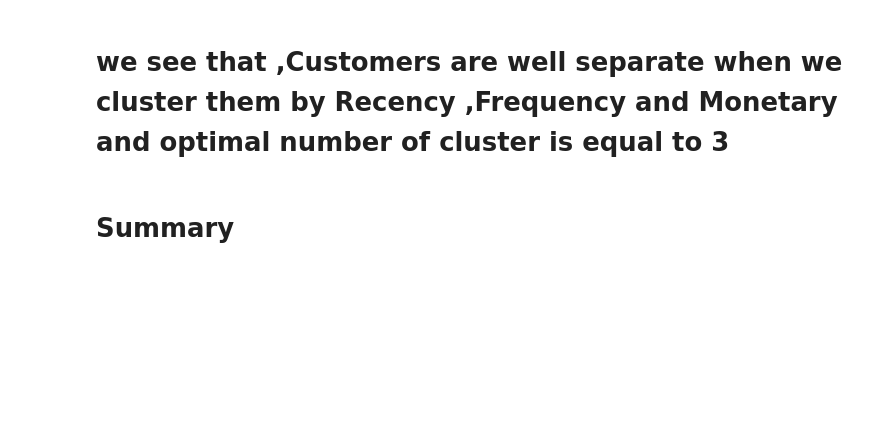
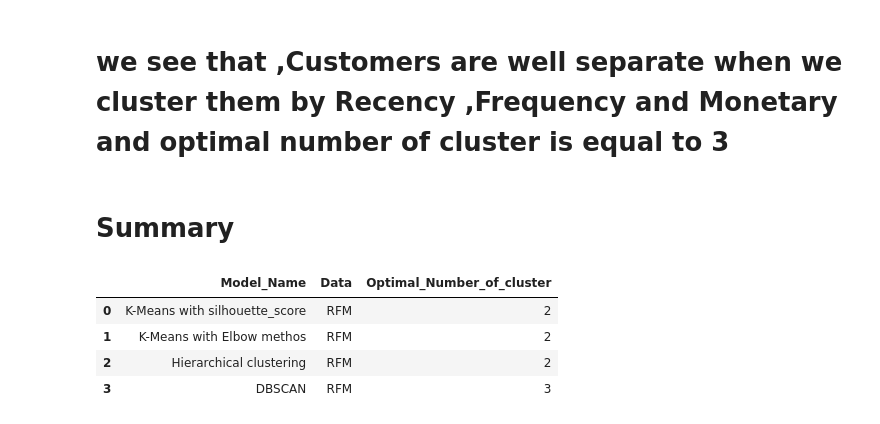
Before and after one commit to AtulChouhan0/Online-Retail-Customer-Segmentation, a Jupyter notebook: Online_Retail_Customer_Segmentation_Capstone_Project.ipynb, the cells around one changed output. Drawn from its saved outputs; the diff is of its cells as text; code cells hidden in the pictures; blank space fills up the shorter version.

Commit message:
model implementation

```diff
--- a/Online_Retail_Customer_Segmentation_Capstone_Project.ipynb
+++ b/Online_Retail_Customer_Segmentation_Capstone_Project.ipynb
@@ -1118,3 +1118,13 @@ plt.scatter(X[:,0], X[:,1], c=y_pred)
 dictr = {"Model_Name":["K-Means with silhouette_score ","K-Means with Elbow methos  ", "Hierarchical clustering  ","DBSCAN "],
   "Data":["RFM", "RFM", "RFM","RFM"],
   "Optimal_Number_of_cluster":[2,2,2,3]}
+# %%
+summary = pd.DataFrame(dictr)
+# %%
+summary.head()
+# %% [output]
+|  | Model_Name | Data | Optimal_Number_of_cluster |
+| 0 | K-Means with silhouette_score | RFM | 2 |
+| 1 | K-Means with Elbow methos | RFM | 2 |
+| 2 | Hierarchical clustering | RFM | 2 |
+| 3 | DBSCAN | RFM | 3 |
```
